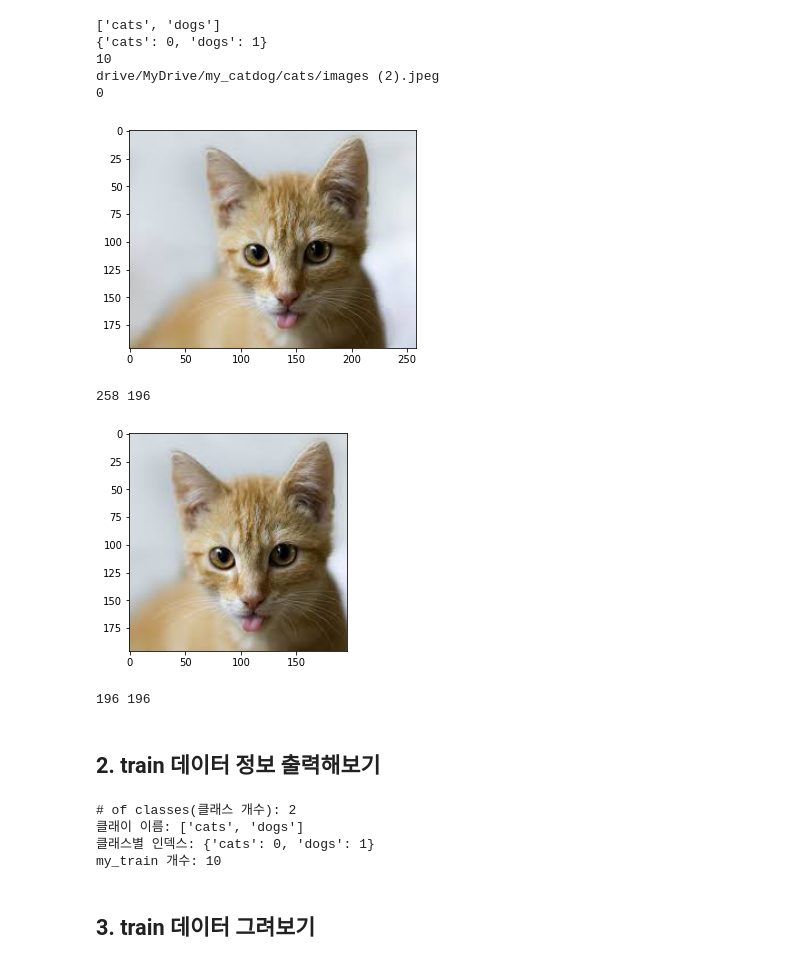
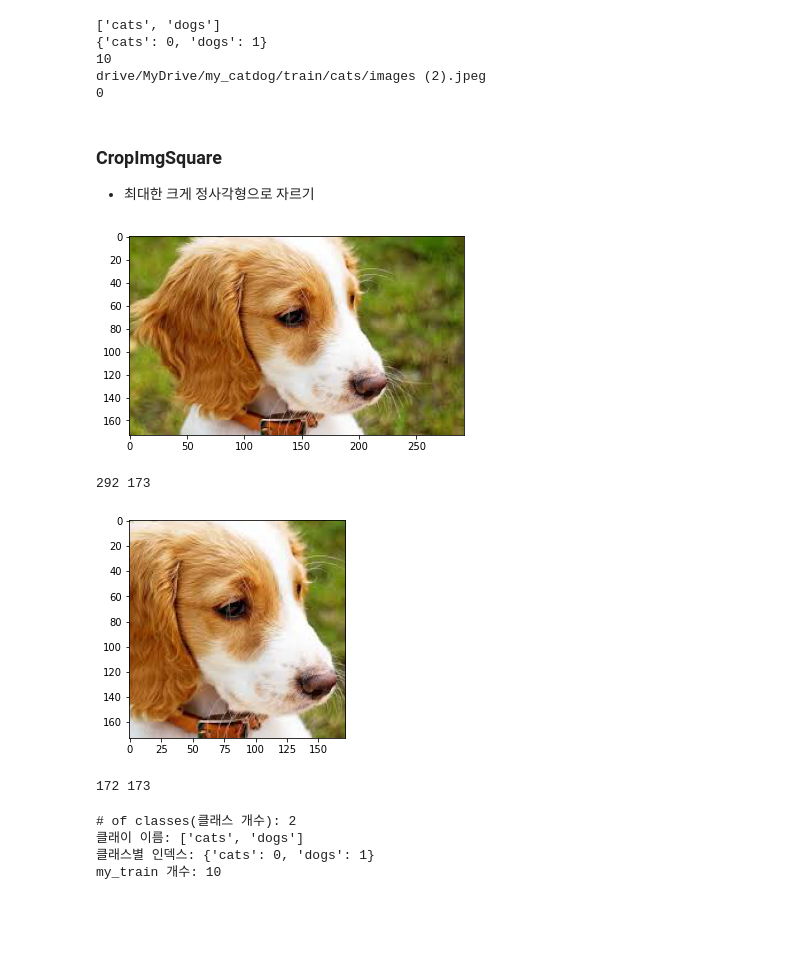
Before and after one commit to yhk775206/AIContents, a Jupyter notebook: c_customLoad_응용.ipynb, the cells around one changed output. Drawn from its saved outputs; the diff is of its cells as text; code cells hidden in the pictures; blank space fills up the shorter version.

```diff
--- a/c_customLoad_응용.ipynb
+++ b/c_customLoad_응용.ipynb
@@ -22,7 +20,7 @@ from PIL import Image
 imgsize = 128
 # %%
 # 폴더 이름
-img_dir =  "drive/MyDrive/my_catdog/"  #"./images/"  # "../../images/cats/"
+img_dir =  "drive/MyDrive/my_catdog/train/"  #"./images/"  # "../../images/cats/"
 # %%
 import os
 
@@ -69,52 +67,60 @@ print(total_label[0])
 ['cats', 'dogs']
 {'cats': 0, 'dogs': 1}
 10
-drive/MyDrive/my_catdog/cats/images (2).jpeg
+drive/MyDrive/my_catdog/train/cats/images (2).jpeg
 0
+# %% [markdown]
+### CropImgSquare
+* 최대한 크게 정사각형으로 자르기
 # %%
 """
-======================================================
+======
 CropImgSquare
-======================================================
+======
 * 최대한 크게 정사각형으로 자르기
+* Input: PIL Image 의 img
+* Output: cropped img
 """
-# +최대한 크게 정사각형으로 자르기
 def CropImgSquare(img):
-  # 단축 계산
+  # 1. 단축 계산
   small_len = min(img.width, img.height)
-  # 중심 계산
+  # 2. 중심 계산
   cx, cy = img.width/2, img.height/2
-  # 단축의 반 계산
+  # 3. 단축의 반 계산
   d = small_len/2
 
-  # 구글링: PIL image / crop
-  # (left, upper, right, lower) = (20, 20, 100, 100)
-  (left, upper, right, lower) = (cx-d, cy-d, cx+d, cy+d)
-  img = img.crop((left, upper, right, lower))
+  # 4. Crop
+  # PIL Image - crop
+  # (left, top, right, bottom)
+  (left, top, right, bottom) = (cx-d, cy-d, cx+d, cy+d)
+  img = img.crop((left, top, right, bottom))
 
   return img
 # %%
 # CropImg 테스트
-# 1. 원본 그리기
-dir = img_dir + "cats/images (3).jpeg"
+# 1. 이미지 오픈
+dir = img_dir + "dogs/images (2).jpeg"
 img = Image.open(dir)
+
+# 2. 1 시각화
 plt.imshow(img)
 plt.show()
 
 print(img.width, img.height)
 
-# 2. 자르고 그리기
+# 3. 자르기
 img = CropImgSquare(img)
 
+# 4. 3 시각화
 plt.imshow(img)
 plt.show()
 
 print(img.width, img.height)
 # %% [output]
-[figure, old version]
+[figure, new version]
-258 196
+292 173
-[figure, old version]
+[figure, new version]
-196 196
+172 173
 # %%
 """
 ======================================================
@@ -174,8 +178,6 @@ my_train = MyImageFolder(img_dir,
                           transforms.Compose([transforms.Resize((imgsize, imgsize)),
                                               transforms.ToTensor()]
                                               ))
-# %% [markdown]
-## 2. train 데이터 정보 출력해보기
 # %%
 nclass = len(my_train.classes)
 print("# of classes(클래스 개수): %d" %nclass)
@@ -188,5 +190,3 @@ print("my_train 개수:", my_train.__len__())
 클래이 이름: ['cats', 'dogs']
 클래스별 인덱스: {'cats': 0, 'dogs': 1}
 my_train 개수: 10
-# %% [markdown]
-## 3. train 데이터 그려보기
```
Also changed, not shown: parts of 11 cells of this notebook.
